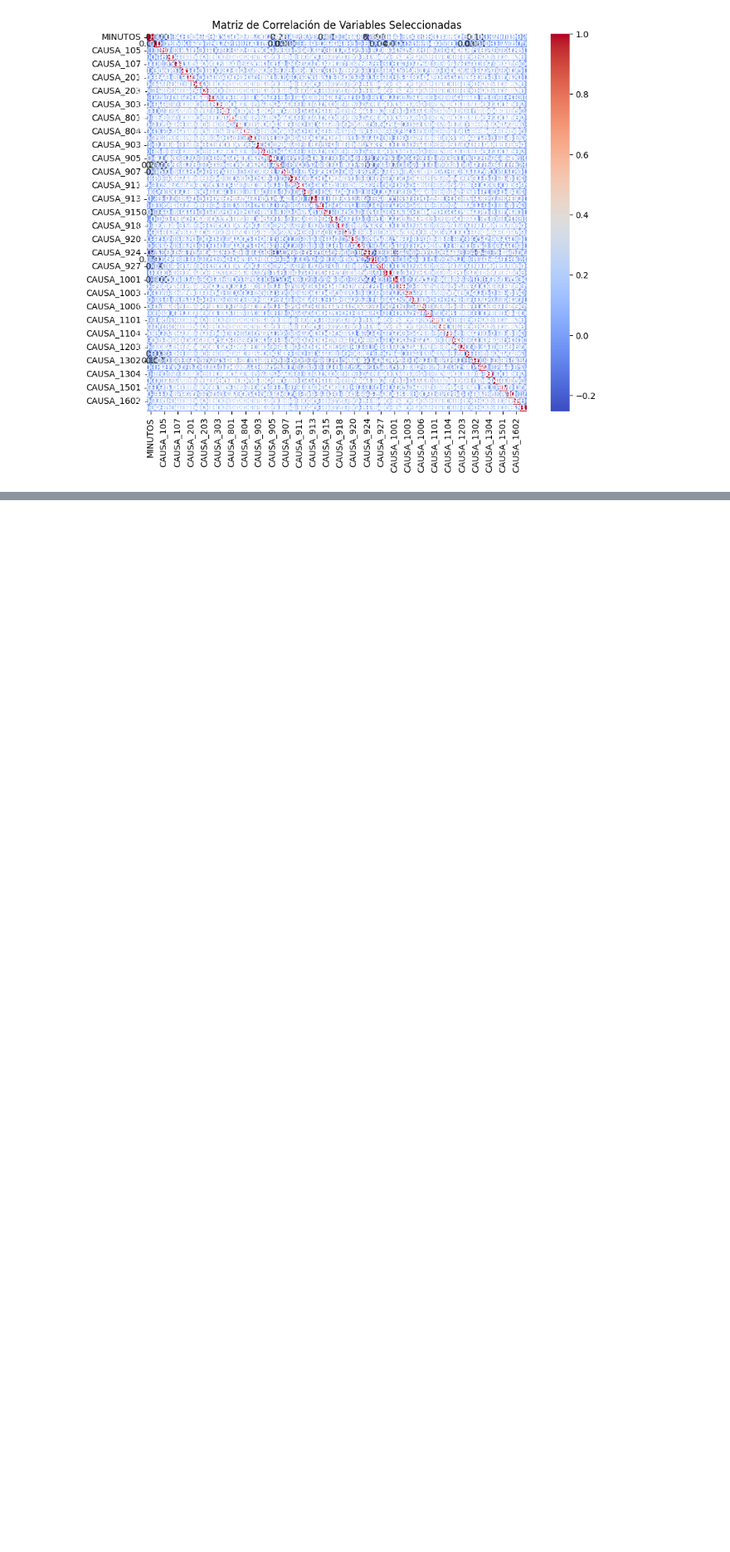
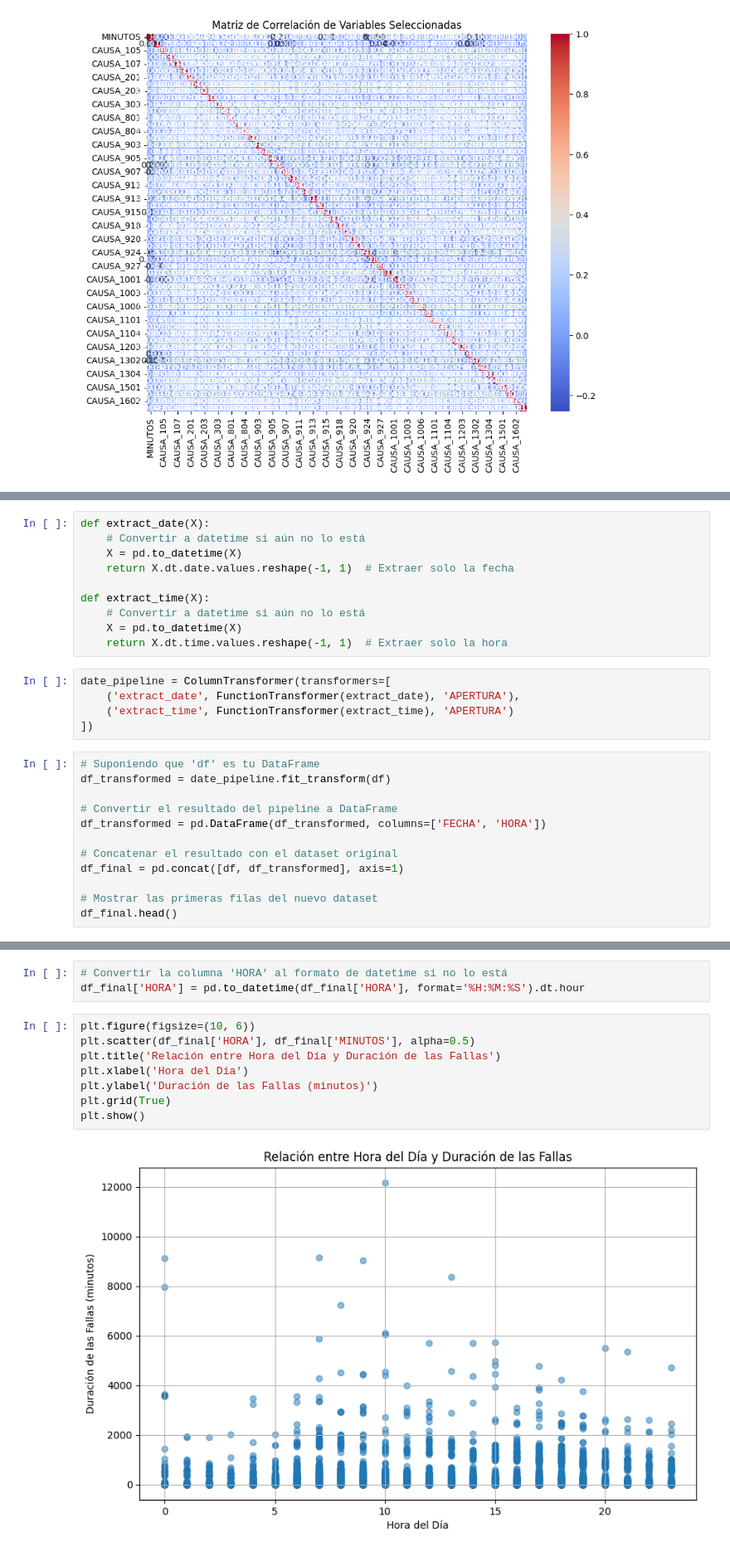
Before and after one commit to semurillas/pregunta_smart_smc, a Jupyter notebook: fallascircuitos2.ipynb, the cells around one changed output, grey strips where cells are left out. Shown at 83% size. Drawn from its saved outputs; the diff is of its cells as text; blank space fills up the shorter version.

```diff
--- a/fallascircuitos2.ipynb
+++ b/fallascircuitos2.ipynb
@@ -273,0 +343,27 @@ plt.show()
+# %%
+def extract_date(X):
+    # Convertir a datetime si aún no lo está
+    X = pd.to_datetime(X)
+    return X.dt.date.values.reshape(-1, 1)  # Extraer solo la fecha
+
+def extract_time(X):
+    # Convertir a datetime si aún no lo está
+    X = pd.to_datetime(X)
+    return X.dt.time.values.reshape(-1, 1)  # Extraer solo la hora
+# %%
+date_pipeline = ColumnTransformer(transformers=[
+    ('extract_date', FunctionTransformer(extract_date), 'APERTURA'),
+    ('extract_time', FunctionTransformer(extract_time), 'APERTURA')
+])
+# %%
+# Suponiendo que 'df' es tu DataFrame
+df_transformed = date_pipeline.fit_transform(df)
+
+# Convertir el resultado del pipeline a DataFrame
+df_transformed = pd.DataFrame(df_transformed, columns=['FECHA', 'HORA'])
+
+# Concatenar el resultado con el dataset original
+df_final = pd.concat([df, df_transformed], axis=1)
+
+# Mostrar las primeras filas del nuevo dataset
+df_final.head()
@@ -273,0 +378,13 @@ plt.show()
+# %%
+# Convertir la columna 'HORA' al formato de datetime si no lo está
+df_final['HORA'] = pd.to_datetime(df_final['HORA'], format='%H:%M:%S').dt.hour
+# %%
+plt.figure(figsize=(10, 6))
+plt.scatter(df_final['HORA'], df_final['MINUTOS'], alpha=0.5)
+plt.title('Relación entre Hora del Día y Duración de las Fallas')
+plt.xlabel('Hora del Día')
+plt.ylabel('Duración de las Fallas (minutos)')
+plt.grid(True)
+plt.show()
+# %% [output]
+[figure, added]
```
Also changed, not shown: parts of 21 cells of this notebook.
